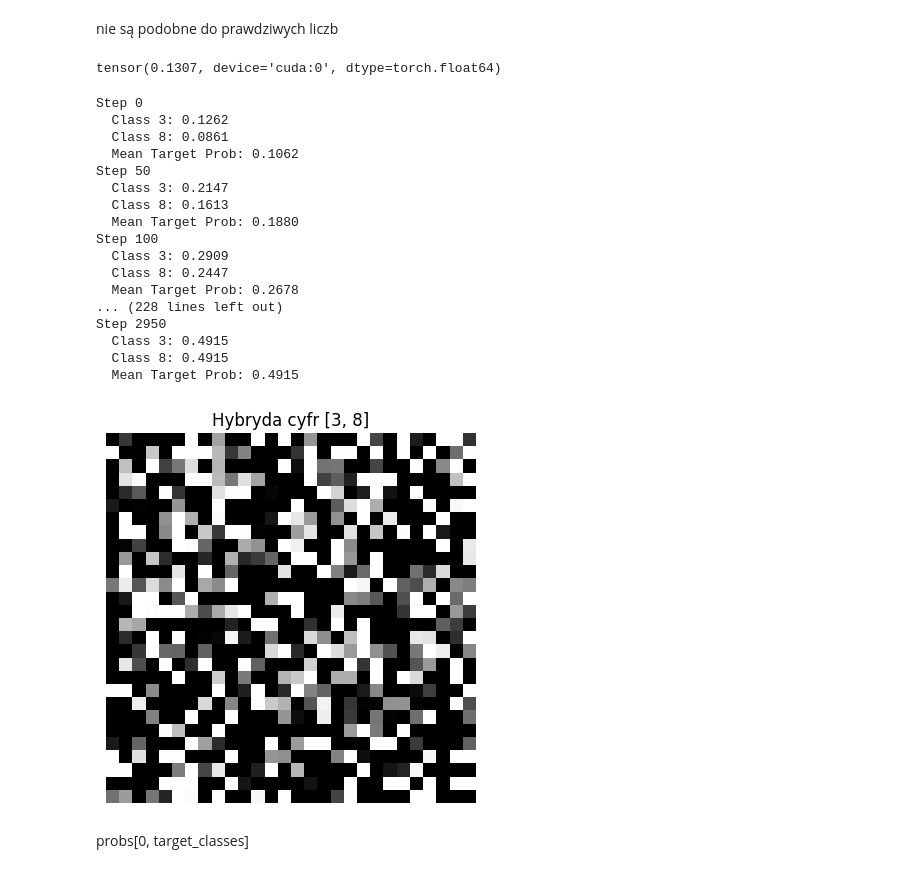
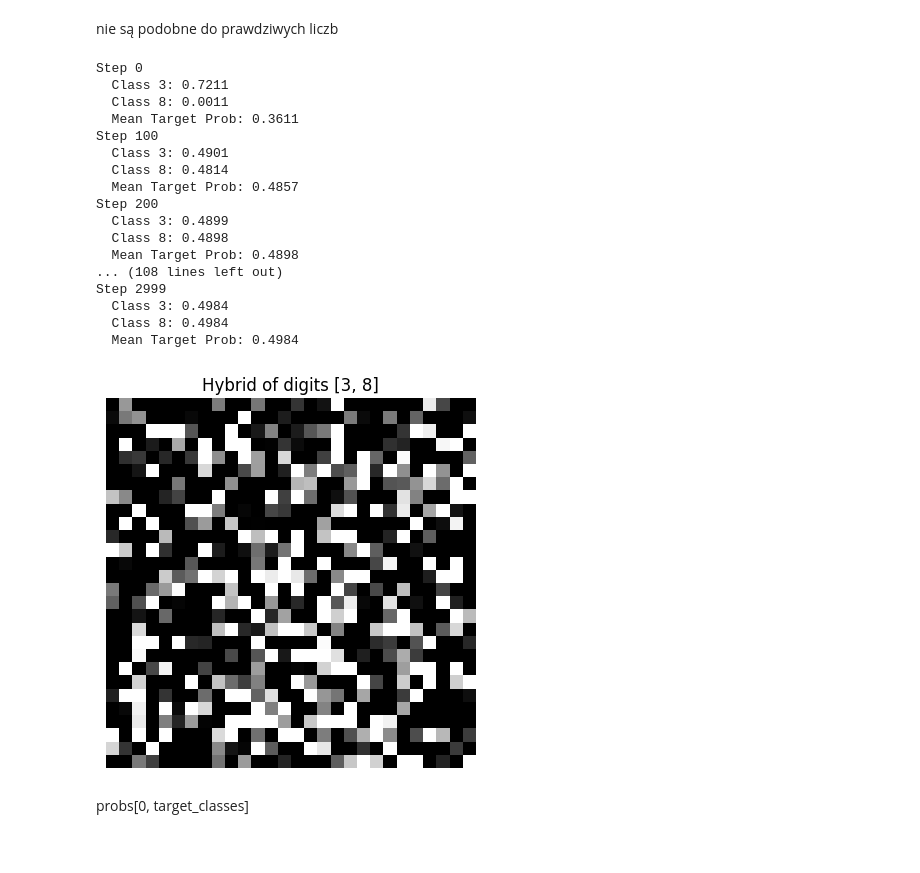
Before and after one commit to MichalSlowakiewicz/Machine-Learning, a Jupyter notebook: Homework9.ipynb, the cells around one changed output. Saved outputs shown, nothing was run; the diff lists cells and outputs as text; code cells hidden in the pictures.

```diff
--- a/Homework9.ipynb
+++ b/Homework9.ipynb
@@ -263,72 +264,74 @@ Step 999, Loss: 0.0037, Confidence: [0.997, 0.996, 0.996, 0.997, 0.997, 0.996, 0
 # %% [markdown]
 nie są podobne do prawdziwych liczb
-# %%
-mean_tensor
-# %% [output]
-tensor(0.1307, device='cuda:0', dtype=torch.float64)
 # %%
-# choosing two digits
+### PROBLEM 2
+
+# choosing two digits; we will try to construct hybrid of these two digits with our net
 target_classes = [3, 8]
 
-# initializing one image
+# generating one random gaussian noise image
 hybrid_input = torch.randn((1, 1, 28, 28), device=device, requires_grad=True)
 
+# setting up optimizer
 optimizer = torch.optim.Adam([hybrid_input], lr=0.01)
 
 for step in range(3000):
+    # freezing weights
     optimizer.zero_grad()
 
-    normalized_input = (hybrid_input - mean_tensor) / std_tensor
-    logits = net(normalized_input)
+
+    logits = net(hybrid_input)
     probs = F.softmax(logits, dim=1)
 
-    # Maksymalizujemy średnią prawdopodobieństw klas docelowych
+    # we will want to maximize probability of the image being in class "3" and "8" simultaneously
     target_probs = probs[0, target_classes]
 
-    # pobranie prawdopodobieństw klas 3 i 8
+    # probability of digit being 3 and 8
     prob3 = probs[0, target_classes[0]]
     prob8 = probs[0, target_classes[1]]
 
-    # celem jest: prob3 ≈ 0.5, prob8 ≈ 0.5
+    # defining loss function in such a way that it should converge to situation that: probability of class "3" ≈ 0.5 and probability of class "8" ≈ 0.5
     loss = (prob3 - 0.5) ** 2 + (prob8 - 0.5) ** 2
 
+    # optimizing
     loss.backward()
     optimizer.step()
 
-    if step % 50 == 0 or step == 299:
+    # displaying values of loss function and probabilities of class "3" and "8"
+    if step % 100 == 0 or step == 2999:
         print(f"Step {step}\n"
           f"  Class {target_classes[0]}: {target_probs[0].item():.4f}\n"
           f"  Class {target_classes[1]}: {target_probs[1].item():.4f}\n"
           f"  Mean Target Prob: {target_probs.mean().item():.4f}")
 
-# Denormalizacja i wizualizacja
+# preparing for vizualization
 hybrid_image_vis = hybrid_input.detach().cpu().clone()
-hybrid_image_vis = hybrid_image_vis * std_dataset + mean_dataset
 hybrid_image_vis = hybrid_image_vis.clamp(0, 1)
 
+#vizualization
 plt.imshow(hybrid_image_vis[0, 0], cmap='gray')
 plt.axis('off')
-plt.title(f"Hybryda cyfr {target_classes}")
+plt.title(f"Hybrid of digits {target_classes}")
 plt.show()
 # %% [output]
 Step 0
-  Class 3: 0.1262
-  Class 8: 0.0861
-  Mean Target Prob: 0.1062
-Step 50
-  Class 3: 0.2147
-  Class 8: 0.1613
-  Mean Target Prob: 0.1880
+  Class 3: 0.7211
+  Class 8: 0.0011
+  Mean Target Prob: 0.3611
 Step 100
-  Class 3: 0.2909
-  Class 8: 0.2447
-  Mean Target Prob: 0.2678
-... (228 lines left out)
-Step 2950
-  Class 3: 0.4915
-  Class 8: 0.4915
-  Mean Target Prob: 0.4915
+  Class 3: 0.4901
+  Class 8: 0.4814
+  Mean Target Prob: 0.4857
+Step 200
+  Class 3: 0.4899
+  Class 8: 0.4898
+  Mean Target Prob: 0.4898
+... (108 lines left out)
+Step 2999
+  Class 3: 0.4984
+  Class 8: 0.4984
+  Mean Target Prob: 0.4984
-[figure, old version]
+[figure, new version]
 # %% [markdown]
 probs[0, target_classes]
 # %%
```
Also changed, not shown: parts of 12 cells of this notebook.
